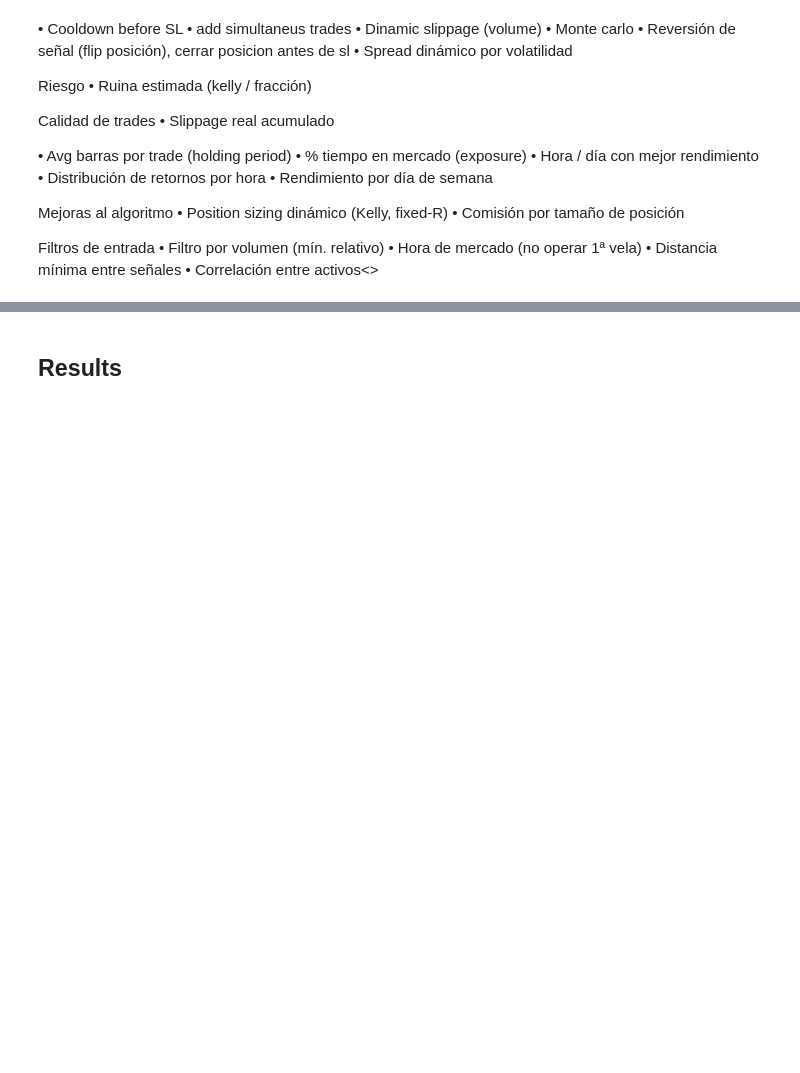
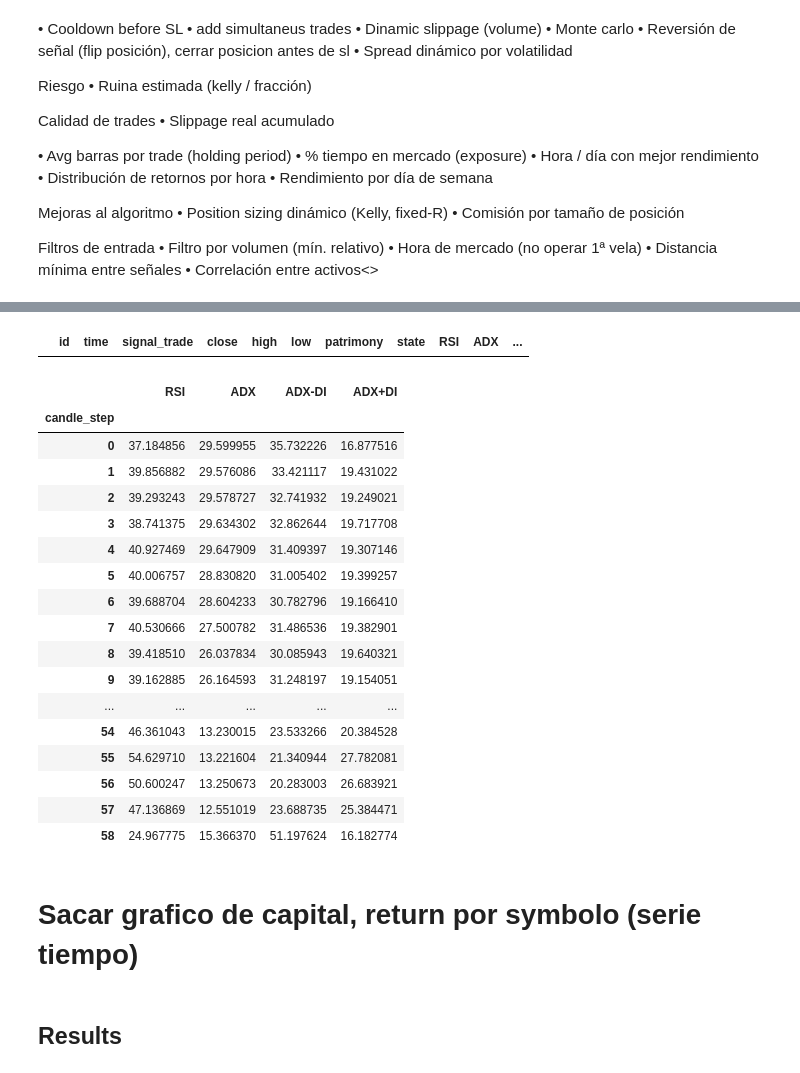
Before and after one commit to josebrx99/python, a Jupyter notebook: trading/backtest.ipynb, the cells around one changed output, grey strips where cells are left out. Drawn from its saved outputs; the diff is of its cells as text; code cells hidden in the pictures; blank space fills up the shorter version.

```diff
--- a/trading/backtest.ipynb
+++ b/trading/backtest.ipynb
@@ -2789,0 +3441,4 @@ resume = pd.concat(resume).sort_values("capital", ascending = False)
+# %%
+df_symbols[(df_symbols["close"] > 278.0439) & (df_symbols["close"] < 278.043955)]
+# %% [output]
+|  | id | time | signal_trade | close | high | low | patrimony | state | RSI | ADX | ... |
@@ -2789,0 +3447,22 @@ resume = pd.concat(resume).sort_values("capital", ascending = False)
+# %%
+ax = df_intrade[df_intrade["reason"] == "SL"]
+ax.groupby(["candle_step"]).agg({"RSI":"mean", "ADX":"mean", "ADX-DI":"mean", "ADX+DI":"mean"})
+# %% [output]
+|  | RSI | ADX | ADX-DI | ADX+DI |
+| candle_step |  |  |  |  |
+| 0 | 37.184856 | 29.599955 | 35.732226 | 16.877516 |
+| 1 | 39.856882 | 29.576086 | 33.421117 | 19.431022 |
+| 2 | 39.293243 | 29.578727 | 32.741932 | 19.249021 |
+| 3 | 38.741375 | 29.634302 | 32.862644 | 19.717708 |
+| 4 | 40.927469 | 29.647909 | 31.409397 | 19.307146 |
+| 5 | 40.006757 | 28.830820 | 31.005402 | 19.399257 |
+| 6 | 39.688704 | 28.604233 | 30.782796 | 19.166410 |
+| 7 | 40.530666 | 27.500782 | 31.486536 | 19.382901 |
+| 8 | 39.418510 | 26.037834 | 30.085943 | 19.640321 |
+| 9 | 39.162885 | 26.164593 | 31.248197 | 19.154051 |
+| ... | ... | ... | ... | ... |
+| 54 | 46.361043 | 13.230015 | 23.533266 | 20.384528 |
+| 55 | 54.629710 | 13.221604 | 21.340944 | 27.782081 |
+| 56 | 50.600247 | 13.250673 | 20.283003 | 26.683921 |
+| 57 | 47.136869 | 12.551019 | 23.688735 | 25.384471 |
+| 58 | 24.967775 | 15.366370 | 51.197624 | 16.182774 |
@@ -2790,2 +3471,4 @@ resume = pd.concat(resume).sort_values("capital", ascending = False)
+# %% [markdown]
+# Sacar grafico de capital, return por symbolo (serie tiempo)
 # %%
 resume
```
Also changed, not shown: parts of 85 cells of this notebook, 9 other files.
